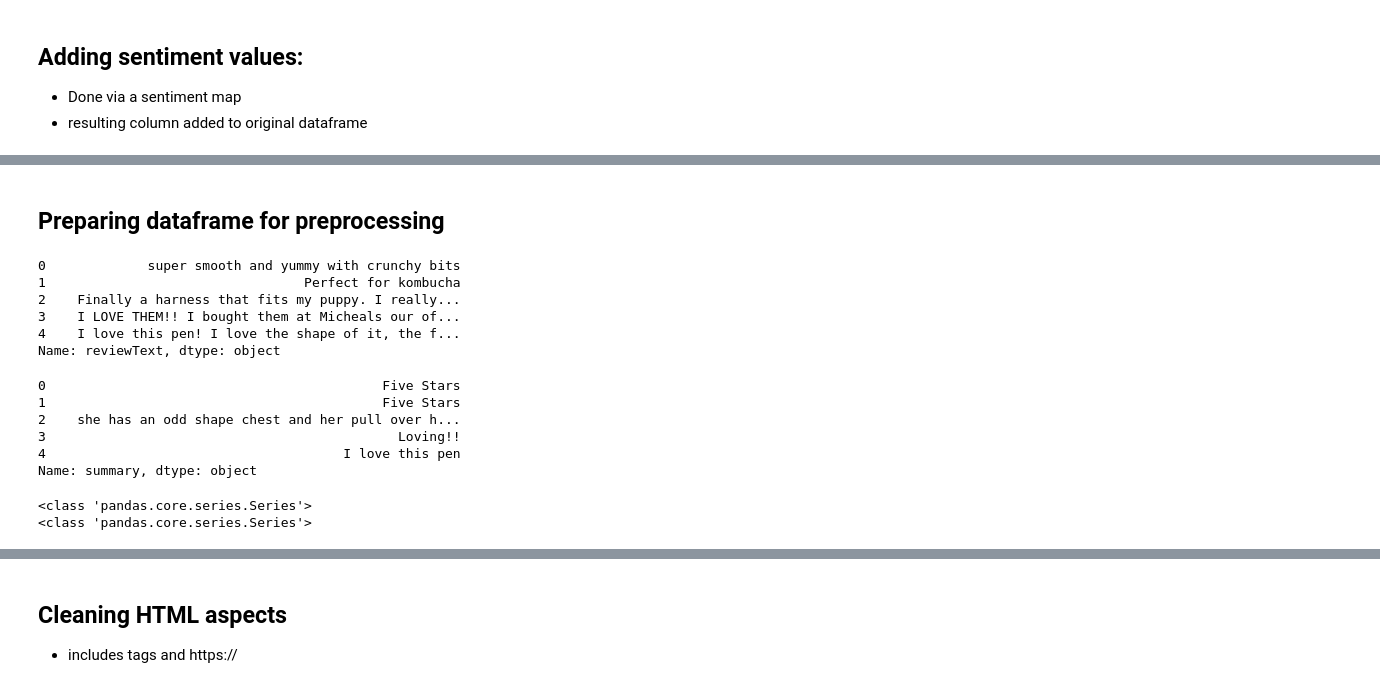
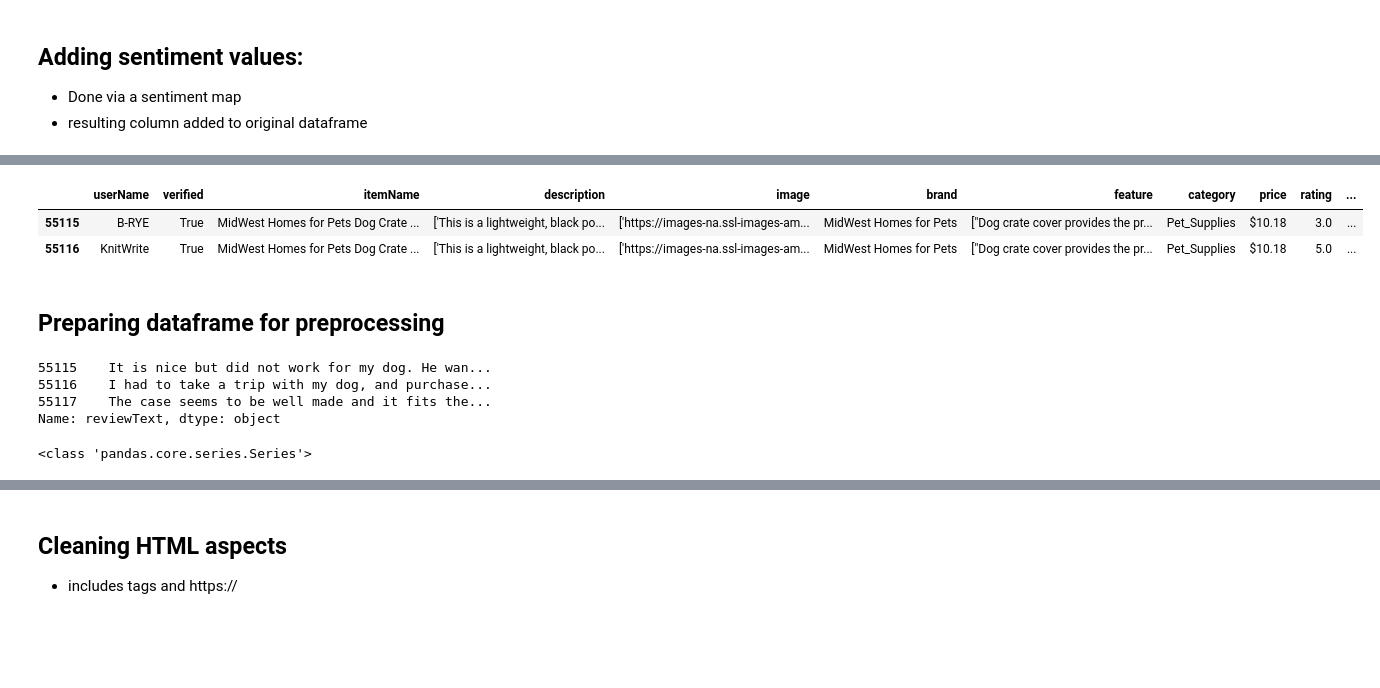
Before and after one commit to JosephKai1/COMP3610PROJECT, a Jupyter notebook: BigDataProject.ipynb, the cells around one changed output, grey strips where cells are left out. Cells and saved outputs as stored; diff of their text form; code cells hidden in the pictures; blank space fills up the shorter version.

```diff
--- a/BigDataProject.ipynb
+++ b/BigDataProject.ipynb
@@ -133,3 +173,9 @@ df.head()
+# %%
+training_set.head(2)
+# %% [output]
+|  | userName | verified | itemName | description | image | brand | feature | category | price | rating | ... |
+| 55115 | B-RYE | True | MidWest Homes for Pets Dog Crate ... | ['This is a lightweight, black po... | ['https://images-na.ssl-images-am... | MidWest Homes for Pets | ["Dog crate cover provides the pr... | Pet_Supplies | $10.18 | 3.0 | ... |
+| 55116 | KnitWrite | True | MidWest Homes for Pets Dog Crate ... | ['This is a lightweight, black po... | ['https://images-na.ssl-images-am... | MidWest Homes for Pets | ["Dog crate cover provides the pr... | Pet_Supplies | $10.18 | 5.0 | ... |
 # %% [markdown]
 ## Preparing dataframe for preprocessing
 # %%
@@ -141,26 +184,13 @@ summary_to_clean = df['summary']
 # %%
-print(reviews_to_clean.head(5))
+print(reviews_to_clean.head(3))
 # %% [output]
-0             super smooth and yummy with crunchy bits
-1                                 Perfect for kombucha
-2    Finally a harness that fits my puppy. I really...
-3    I LOVE THEM!! I bought them at Micheals our of...
-4    I love this pen! I love the shape of it, the f...
+55115    It is nice but did not work for my dog. He wan...
+55116    I had to take a trip with my dog, and purchase...
+55117    The case seems to be well made and it fits the...
 Name: reviewText, dtype: object
-# %%
-print(summary_to_clean.head(5))
-# %% [output]
-0                                           Five Stars
-1                                           Five Stars
-2    she has an odd shape chest and her pull over h...
-3                                             Loving!!
-4                                      I love this pen
-Name: summary, dtype: object
 # %%
 print(type(reviews_to_clean))
-print(type(summary_to_clean))
 # %% [output]
 <class 'pandas.core.series.Series'>
-<class 'pandas.core.series.Series'>
 # %%
 print(reviews_to_clean.shape)
```
Also changed, not shown: parts of 50 cells of this notebook.
